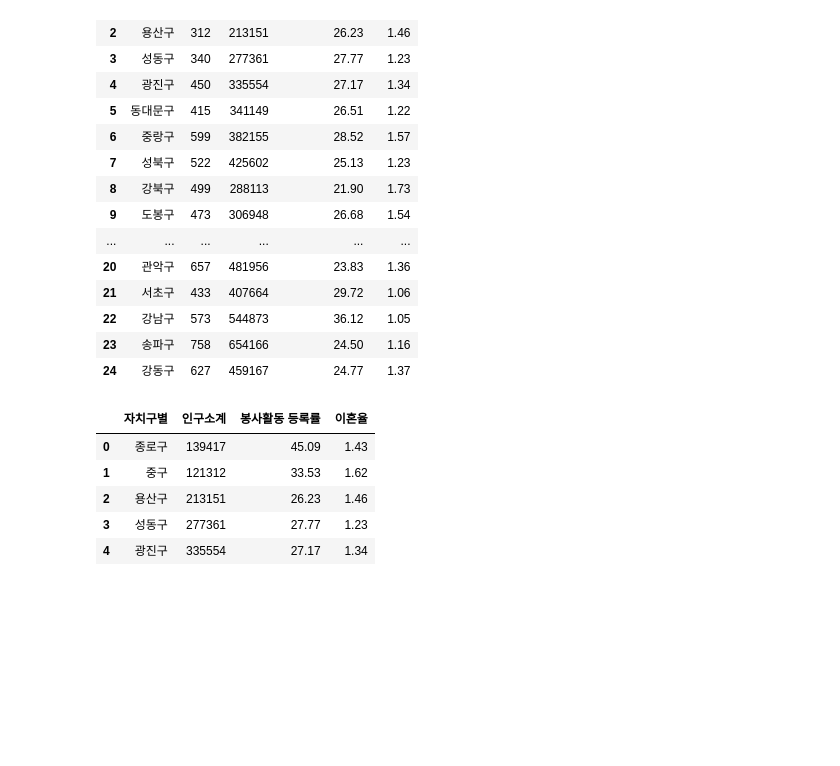
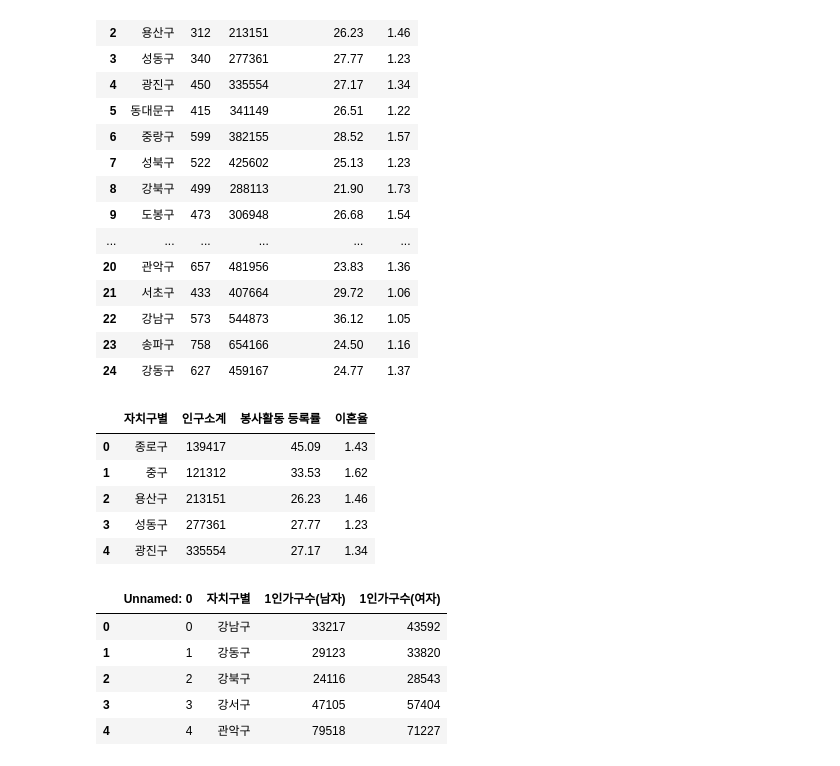
Before and after one commit to CityCrimeResearch/MidProject, a Jupyter notebook: ipynbTest/Junhyeok/정규화.ipynb, the cells around one changed output. Drawn from its saved outputs; the diff is of its cells as text; code cells hidden in the pictures; blank space fills up the shorter version.

```diff
--- a/ipynbTest/Junhyeok/정규화.ipynb
+++ b/ipynbTest/Junhyeok/정규화.ipynb
@@ -177,4 +177,12 @@ merged1_df.head()
 merged1_df.to_csv('members/조준혁/합친거1.csv', encoding='utf-8-sig', index=True)
 # %%
 # 다른 데이터프레임도 merge하도록 하겠다.
-#
+# 우선 데이터를 확인한다
+df_single.head()
+# %% [output]
+|  | Unnamed: 0 | 자치구별 | 1인가구수(남자) | 1인가구수(여자) |
+| 0 | 0 | 강남구 | 33217 | 43592 |
+| 1 | 1 | 강동구 | 29123 | 33820 |
+| 2 | 2 | 강북구 | 24116 | 28543 |
+| 3 | 3 | 강서구 | 47105 | 57404 |
+| 4 | 4 | 관악구 | 79518 | 71227 |
```
Also changed, not shown: parts of 5 cells of this notebook, 1 other file.
